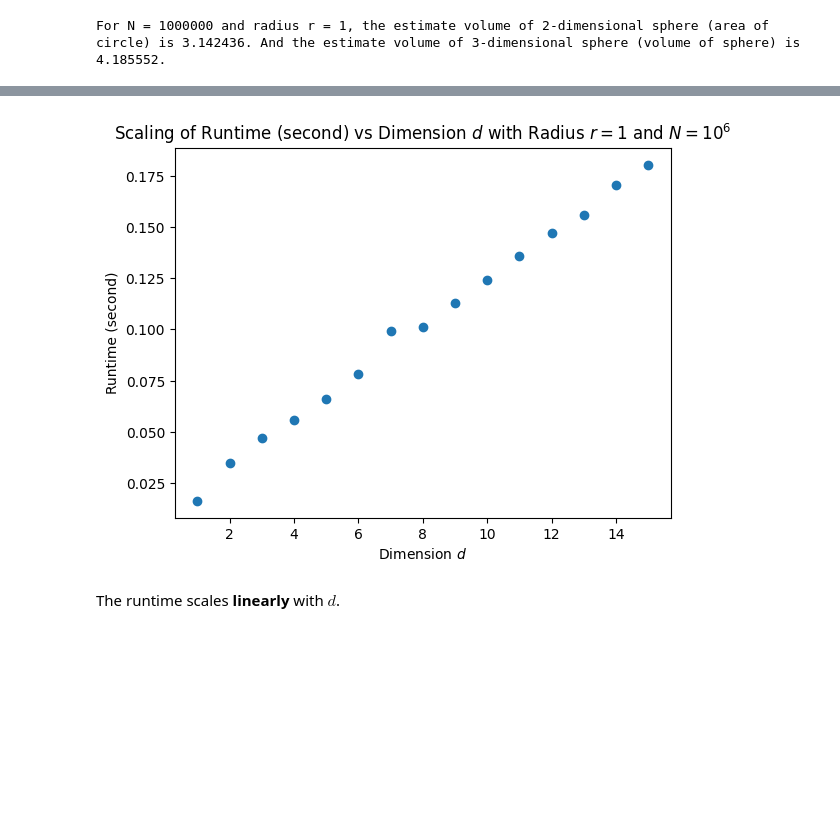
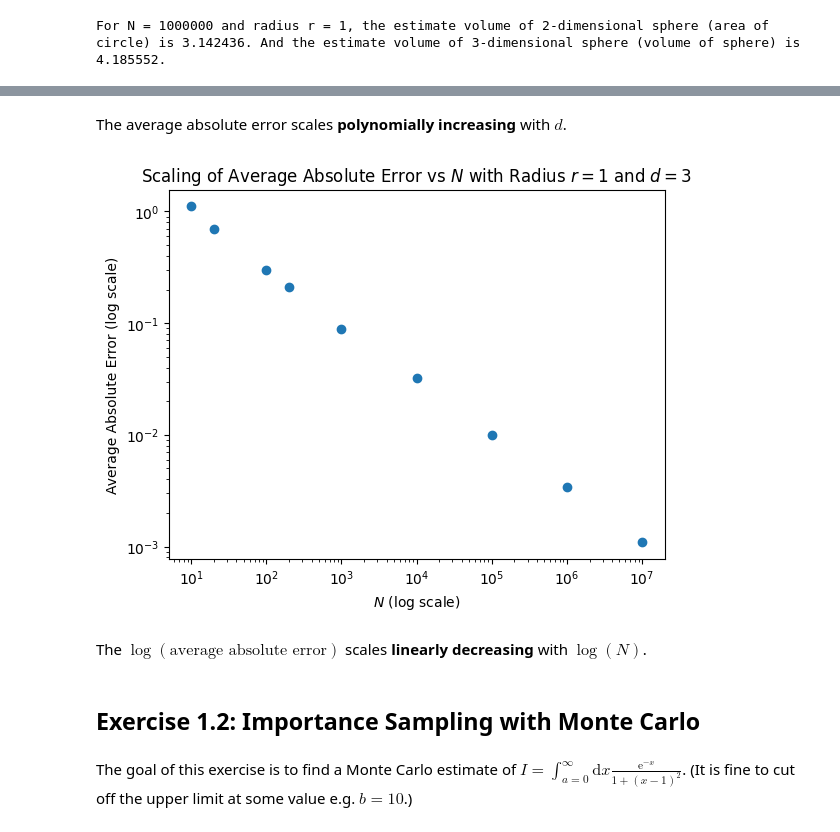
Before and after one commit to ericardomuten/TUM-PH2264, a Jupyter notebook: 1_classical_montecarlo/hw1_sub.ipynb, the cells around one changed output, grey strips where cells are left out. Cells and saved outputs as stored; diff of their text form; code cells hidden in the pictures; blank space fills up the shorter version.

```diff
--- a/1_classical_montecarlo/hw1_sub.ipynb
+++ b/1_classical_montecarlo/hw1_sub.ipynb
@@ -143,0 +148,7 @@ volume
+# %%
+# correct volume from reference https://en.wikipedia.org/wiki/Volume_of_an_n-ball
+
+correct_volume = [2, np.pi, np.pi*4/3, np.pi**2/2, np.pi**2*8/15, np.pi**3/6,
+                  np.pi**3*16/105, np.pi**4/24, np.pi**4*32/945, np.pi**5/120, np.pi**5*64/10395,
+                  np.pi**6/720, np.pi**6*128/135135, np.pi**7/5040, np.pi**7*256/2027025]
+correct_volume
@@ -143,0 +171,10 @@ volume
+# %%
+N = 10**6
+d = [1, 2, 3, 4, 5, 6, 7, 8, 9, 10, 11, 12, 13, 14, 15]
+radius = 1
+iter = 100
+
+avg_abs_error = []
+for dimension in d:
+     abs_error = abs(correct_volume[dimension-1] - np.array([estimate_d_ball_volume(N, dimension, radius) for i in range(iter)]))
+     avg_abs_error += [np.average(abs_error)]
@@ -144,10 +227,22 @@ volume
+# %% [markdown]
+The average absolute error scales **polynomially increasing** with $d$.
+# %%
+N = [10**1, 2*(10**1), 10**2, 2*(10**2), 10**3, 10**4, 10**5, 10**6, 10**7]
+dimension = 3
+radius = 1
+iter = 100
+
+avg_abs_error = []
+for n in N:
+     abs_error = abs(correct_volume[dimension-1] - np.array([estimate_d_ball_volume(n, dimension, radius) for i in range(iter)]))
+     avg_abs_error += [np.average(abs_error)]
 # %%
-plt.scatter(d,runtime)
-plt.xlabel("Dimension $d$")
-plt.ylabel("Runtime (second)")
-plt.title("Scaling of Runtime (second) vs Dimension $d$ with Radius $r = 1$ and $N = 10^6$")
+plt.scatter(N,avg_abs_error)
+plt.yscale("log")
+plt.xscale("log")
+plt.xlabel("$N$ (log scale)")
+plt.ylabel("Average Absolute Error (log scale)")
+plt.title("Scaling of Average Absolute Error vs $N$ with Radius $r = 1$ and $d = 3$")
 plt.show()
 # %% [output]
-[figure, old version]
+[figure, new version]
-# %% [markdown]
-The runtime scales **linearly** with $d$.
@@ -162,0 +249,6 @@ for dimension in d:
+# %% [markdown]
+The $\log(\text{average absolute error})$ scales **linearly decreasing** with $\log(N)$.
+# %% [markdown]
+## Exercise 1.2: Importance Sampling with Monte Carlo
+# %% [markdown]
+The goal of this exercise is to find a Monte Carlo estimate of $I=\int_{a=0}^{\infty} \mathrm{d} x \frac{\mathrm{e}^{-x}}{1+(x-1)^2}$. (It is fine to cut off the upper limit at some value e.g. $b=10$.)
```
Also changed, not shown: parts of 23 cells of this notebook, 1 other file.
